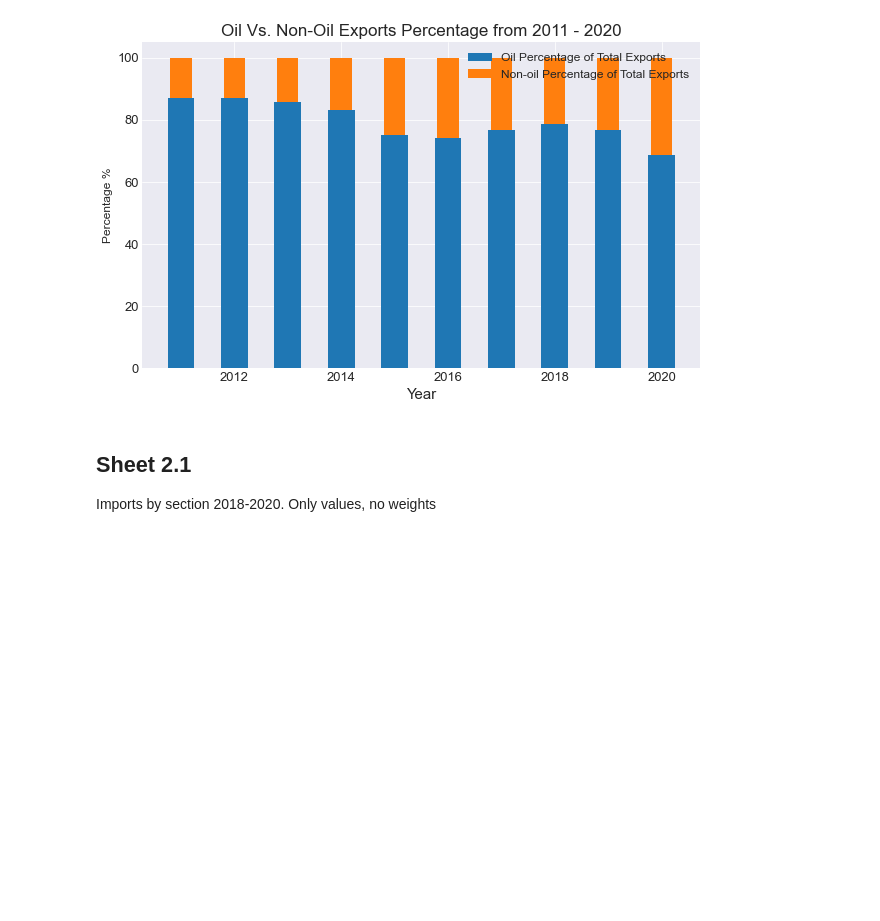
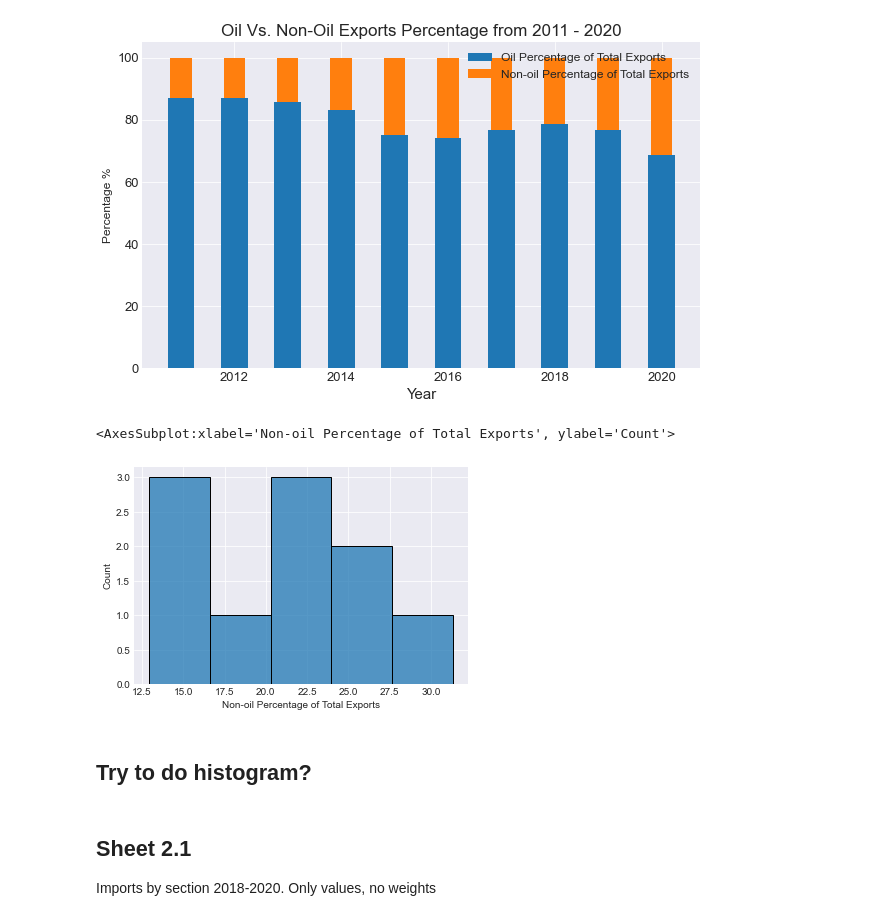
Before and after one commit to Aabusabaeen/Capstone-Project, a Jupyter notebook: 2020_Data_Cleaned.ipynb, the cells around one changed output. Saved outputs shown, nothing was run; the diff lists cells and outputs as text; code cells hidden in the pictures; blank space fills up the shorter version.

```diff
--- a/2020_Data_Cleaned.ipynb
+++ b/2020_Data_Cleaned.ipynb
@@ -366,6 +468,16 @@ plt.legend(loc= 'best', fontsize= 12)
 plt.show()
 # %% [output]
 [figure]
+# %%
+x= Trading_Oil_non_Oil['Year']
+y= Trading_Oil_non_Oil['Oil Percentage of Total Exports']
+z= Trading_Oil_non_Oil['Non-oil Percentage of Total Exports']
+sns.histplot(Trading_Oil_non_Oil, x=z)
+# %% [output]
+<AxesSubplot:xlabel='Non-oil Percentage of Total Exports', ylabel='Count'>
+[figure, added]
+# %% [markdown]
+## Try to do histogram?
 # %% [markdown]
 ## Sheet 2.1
 Imports by section 2018-2020. Only values, no weights
```
Also changed, not shown: parts of 16 cells of this notebook, 34 other files.
